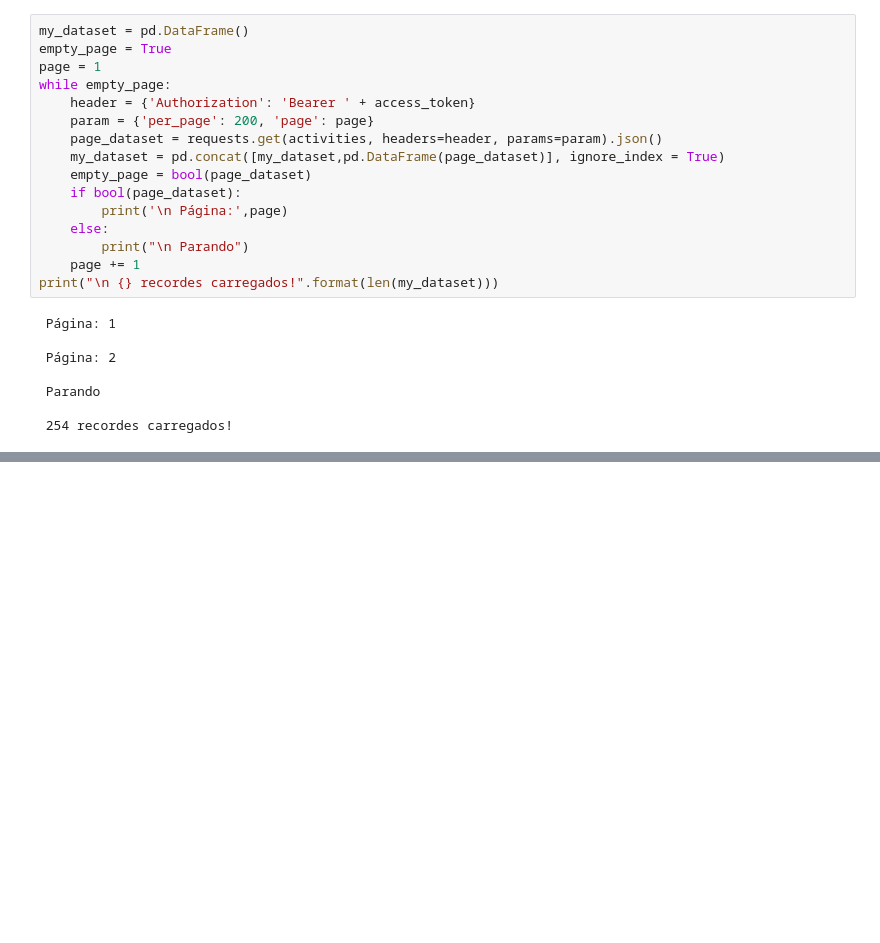
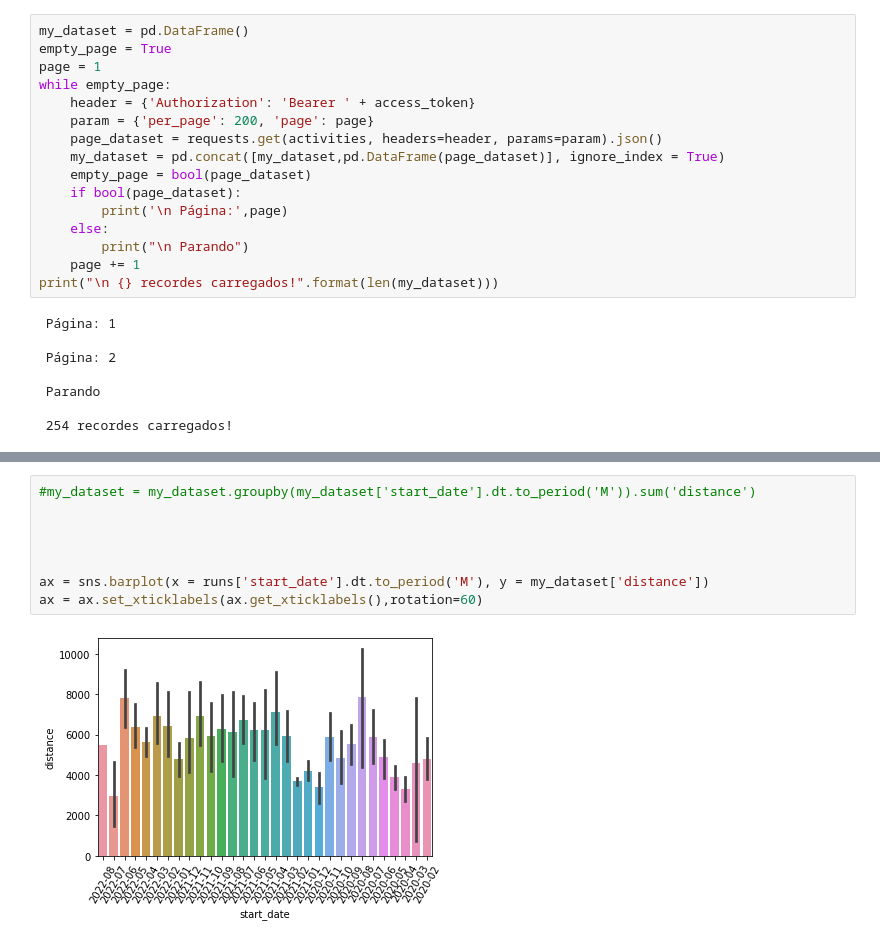
Before and after one commit to eduschelle/My-workout-analysis, a Jupyter notebook: My-workout-analysis.ipynb, the cells around one changed output, grey strips where cells are left out. Saved outputs shown, nothing was run; the diff lists cells and outputs as text; blank space fills up the shorter version.

```diff
--- a/My-workout-analysis.ipynb
+++ b/My-workout-analysis.ipynb
@@ -59,0 +137,10 @@ my_dataset[['type','distance']].groupby('type').agg('count')
+# %%
+#my_dataset = my_dataset.groupby(my_dataset['start_date'].dt.to_period('M')).sum('distance')
+
+
+
+
+ax = sns.barplot(x = runs['start_date'].dt.to_period('M'), y = my_dataset['distance'])
+ax = ax.set_xticklabels(ax.get_xticklabels(),rotation=60)
+# %% [output]
+[figure, added]
```
Also changed, not shown: parts of 8 cells of this notebook.
